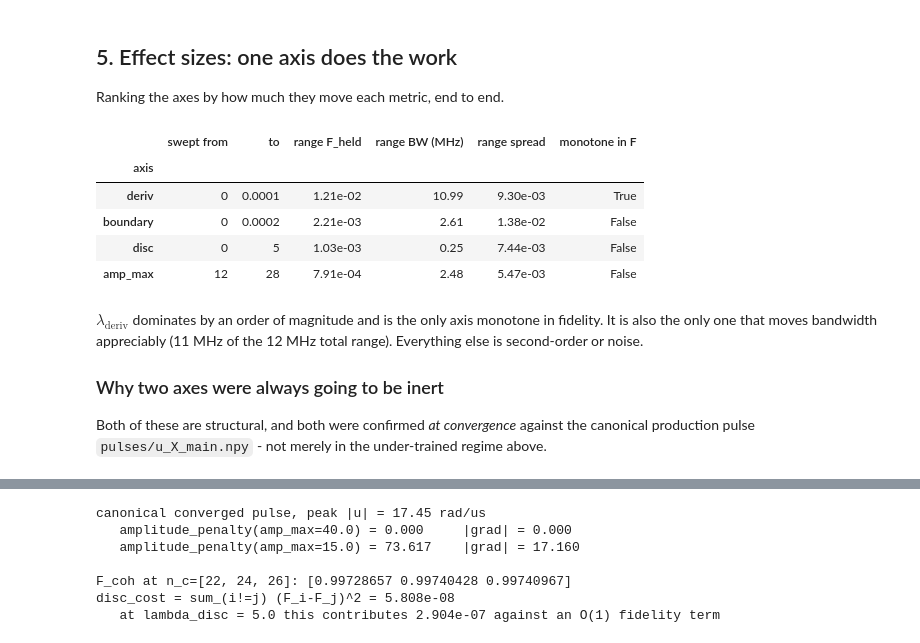
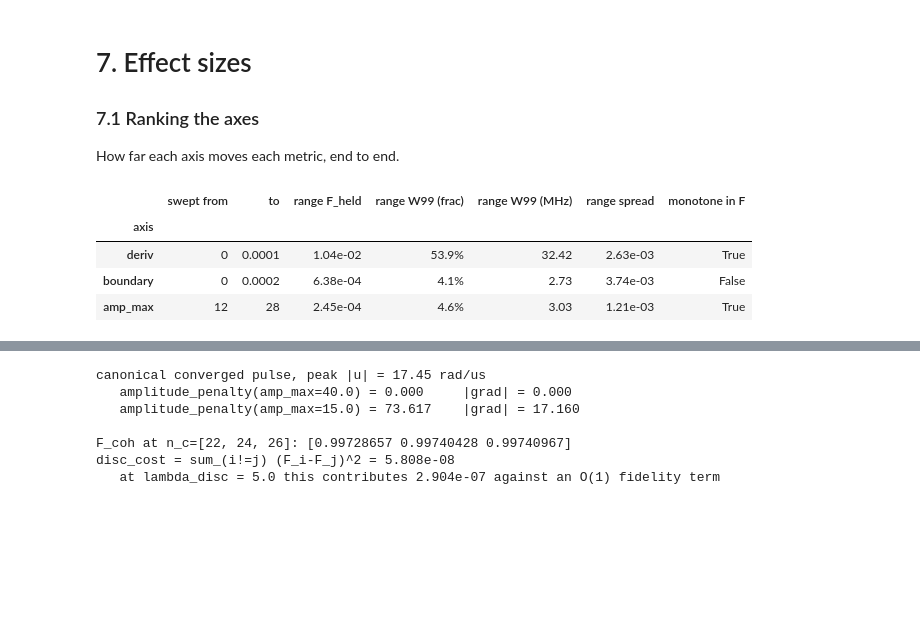
Before and after one commit to curiousCATla/Qubit-Drive-GRAPE, a Jupyter notebook: penalty_optimization.ipynb, the cells around one changed output, grey strips where cells are left out. Drawn from its saved outputs; the diff is of its cells as text; code cells hidden in the pictures; blank space fills up the shorter version.

```diff
--- a/penalty_optimization.ipynb
+++ b/penalty_optimization.ipynb
@@ -103,35 +606,0 @@ artifact, so this notebook renders even mid-run.
-# %%
-def load_sweep(stem):
-    "Prefer the full-run CSV; fall back to a bounded demo/smoke run."
-    exact = f"tables/{stem}.csv"
-    if os.path.exists(exact):
-        print(f"loaded {exact}")
-        return pd.read_csv(exact), exact
-    alts = sorted(glob.glob(f"tables/{stem}_*.csv"))
-    if alts:
-        print(f"full run not found; falling back to {alts[-1]}")
-        return pd.read_csv(alts[-1]), alts[-1]
-    raise FileNotFoundError(f"no CSV for {stem}; run analysis/penalty_sweep.py first")
-
-
-if RUN_SWEEP:
-    from analysis.penalty_sweep import (
-        build_ofat_configs, build_grid_configs, run_sweep, DEFAULT_EVAL_TRUNCS,
-    )
-    run_sweep(GATE, build_ofat_configs(), SEEDS, MAXITER, DEFAULT_EVAL_TRUNCS,
-              f"tables/penalty_sweep_{GATE}_ofat.csv",
-              f"results/penalty_sweep_{GATE}_ofat.json")
-    run_sweep(GATE, build_grid_configs("deriv", "boundary"), SEEDS, MAXITER,
-              DEFAULT_EVAL_TRUNCS,
-              f"tables/penalty_sweep_{GATE}_grid_deriv_boundary.csv",
-              f"results/penalty_sweep_{GATE}_grid_deriv_boundary.json")
-
-df,   df_path   = load_sweep(f"penalty_sweep_{GATE}_ofat")
-grid, grid_path = load_sweep(f"penalty_sweep_{GATE}_grid_deriv_boundary")
-combined = pd.concat([df, grid], ignore_index=True)
-
-print(f"\nOFAT : {len(df):3d} rows  |  grid : {len(grid):3d} rows  "
-      f"|  combined : {len(combined)} trained pulses")
-print("held-out truncations:", [n for n in sorted(set(range(16, 41, 2)))
-                                if n not in FIXED["trunc_list"]])
-df.head()
@@ -221,46 +717,39 @@ Saved figures/penalty_ofat.png / .pdf
 # %% [markdown]
-## 5. Effect sizes: one axis does the work
+# 7. Effect sizes
 
-Ranking the axes by how much they move each metric, end to end.
+### 7.1 Ranking the axes
+
+How far each axis moves each metric, end to end.
 # %%
 agg = pv.aggregate_seeds(df)
 base = agg[agg["is_baseline"]].iloc[0]     # incumbent row, reused below
 
 rows = []
 for ax_name in AXIS_NAMES:
     sub = agg[agg["swept"] == ax_name]
     if sub.empty:
         continue
     col = pv.axis_column(ax_name)
     rows.append({
         "axis": ax_name,
         "swept from": f"{sub[col].min():.3g}",
         "to": f"{sub[col].max():.3g}",
         "range F_held": sub["F_ped_heldout_mean"].max() - sub["F_ped_heldout_mean"].min(),
-        "range BW (MHz)": sub["bandwidth_MHz"].max() - sub["bandwidth_MHz"].min(),
+        "range W99 (frac)": sub[COST_METRIC].max() - sub[COST_METRIC].min(),
+        "range W99 (MHz)": sub["occ99_MHz"].max() - sub["occ99_MHz"].min(),
         "range spread": sub["robustness_spread"].max() - sub["robustness_spread"].min(),
         "monotone in F": bool(
             np.all(np.diff(sub.sort_values(col)["F_ped_heldout_mean"]) <= 0)
             or np.all(np.diff(sub.sort_values(col)["F_ped_heldout_mean"]) >= 0)
         ),
     })
 eff = pd.DataFrame(rows).set_index("axis").sort_values("range F_held", ascending=False)
-eff.style.format({"range F_held": "{:.2e}", "range BW (MHz)": "{:.2f}",
+eff.style.format({"range F_held": "{:.2e}", "range W99 (frac)": "{:.1%}",
+                  "range W99 (MHz)": "{:.2f}",
                   "range spread": "{:.2e}"})
 # %% [output]
-|  | swept from | to | range F_held | range BW (MHz) | range spread | monotone in F |
-| axis |  |  |  |  |  |  |
-| deriv | 0 | 0.0001 | 1.21e-02 | 10.99 | 9.30e-03 | True |
-| boundary | 0 | 0.0002 | 2.21e-03 | 2.61 | 1.38e-02 | False |
-| disc | 0 | 5 | 1.03e-03 | 0.25 | 7.44e-03 | False |
-| amp_max | 12 | 28 | 7.91e-04 | 2.48 | 5.47e-03 | False |
+|  | swept from | to | range F_held | range W99 (frac) | range W99 (MHz) | range spread | monotone in F |
+| axis |  |  |  |  |  |  |  |
+| deriv | 0 | 0.0001 | 1.04e-02 | 53.9% | 32.42 | 2.63e-03 | True |
+| boundary | 0 | 0.0002 | 6.38e-04 | 4.1% | 2.73 | 3.74e-03 | False |
+| amp_max | 12 | 28 | 2.45e-04 | 4.6% | 3.03 | 1.21e-03 | True |
-# %% [markdown]
-$\lambda_{\mathrm{deriv}}$ dominates by an order of magnitude and is the only axis
-monotone in fidelity. It is also the only one that moves bandwidth appreciably (11 MHz of
-the 12 MHz total range). Everything else is second-order or noise.
-
-### Why two axes were always going to be inert
-
-Both of these are structural, and both were confirmed *at convergence* against the
-canonical production pulse `pulses/u_X_main.npy` - not merely in the under-trained regime
-above.
```
Also changed, not shown: parts of 102 cells of this notebook, 43 other files.
